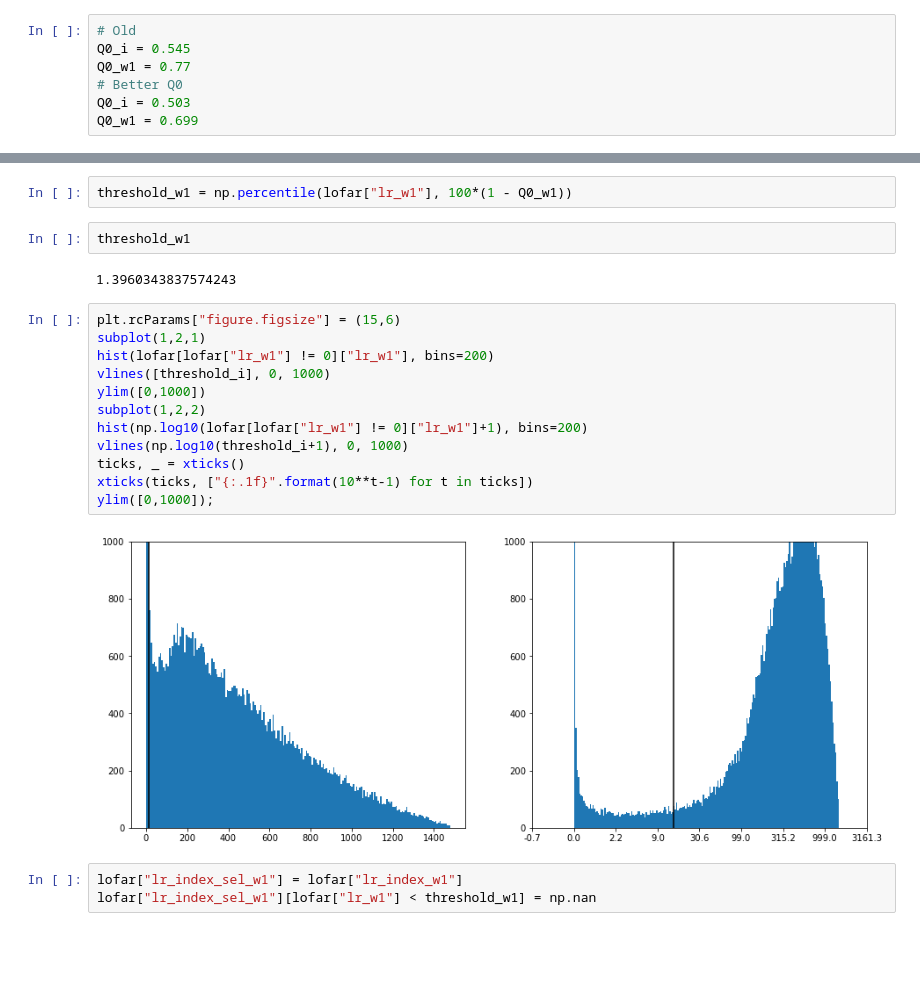
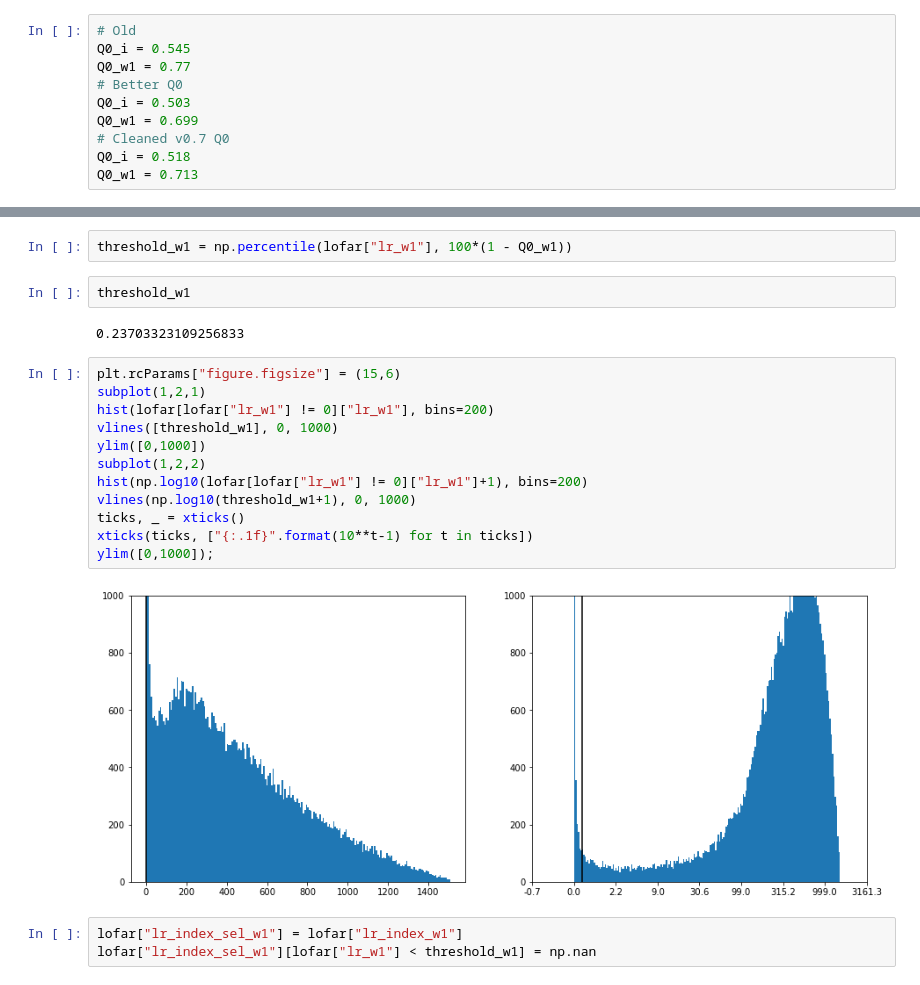
Before and after one commit to nudomarinero/mltier1, a Jupyter notebook: Match_LOFAR_combined_iter_params.ipynb, the cells around one changed output, grey strips where cells are left out. Saved outputs shown, nothing was run; the diff lists cells and outputs as text; blank space fills up the shorter version.

```diff
--- a/Match_LOFAR_combined_iter_params.ipynb
+++ b/Match_LOFAR_combined_iter_params.ipynb
@@ -362,6 +362,9 @@ Q0_w1 = 0.77
 # Better Q0
 Q0_i = 0.503
 Q0_w1 = 0.699
+# Cleaned v0.7 Q0
+Q0_i = 0.518
+Q0_w1 = 0.713
 # %%
 likelihood_ratio_i = SingleMLEstimatorU(Q0_i, n_m_i, q_m_i, center_i)
 # %%
@@ -493,21 +504,21 @@ threshold_w1 = np.percentile(lofar["lr_w1"], 100*(1 - Q0_w1))
 # %%
 threshold_w1
 # %% [output]
-1.3960343837574243
+0.23703323109256833
 # %%
 plt.rcParams["figure.figsize"] = (15,6)
 subplot(1,2,1)
 hist(lofar[lofar["lr_w1"] != 0]["lr_w1"], bins=200)
-vlines([threshold_i], 0, 1000)
+vlines([threshold_w1], 0, 1000)
 ylim([0,1000])
 subplot(1,2,2)
 hist(np.log10(lofar[lofar["lr_w1"] != 0]["lr_w1"]+1), bins=200)
-vlines(np.log10(threshold_i+1), 0, 1000)
+vlines(np.log10(threshold_w1+1), 0, 1000)
 ticks, _ = xticks()
 xticks(ticks, ["{:.1f}".format(10**t-1) for t in ticks])
 ylim([0,1000]);
 # %% [output]
-[figure, old version]
+[figure, new version]
 # %%
 lofar["lr_index_sel_w1"] = lofar["lr_index_w1"]
 lofar["lr_index_sel_w1"][lofar["lr_w1"] < threshold_w1] = np.nan
```
Also changed, not shown: parts of 25 cells of this notebook, 2 other files.
